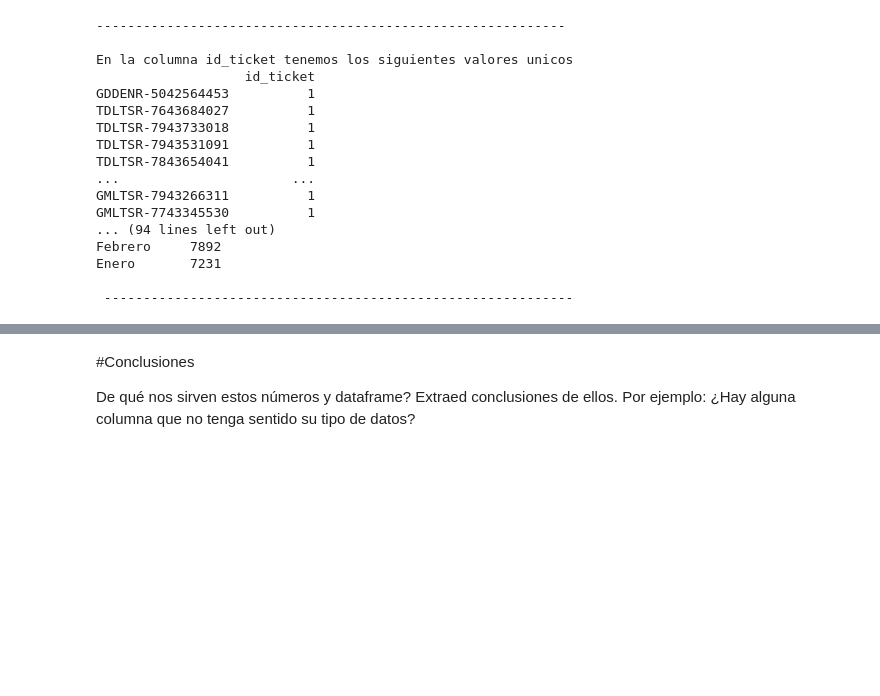
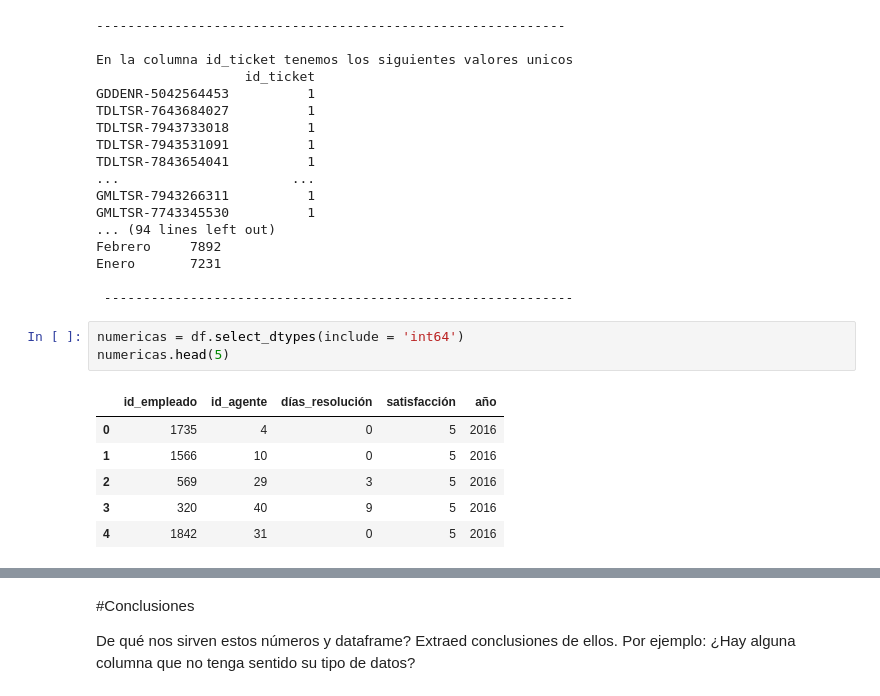
Before and after one commit to Adalab/promo_d_da_modulo2_sprint2_Anna-Estibaliz, a Jupyter notebook: pair_programming_EDA1.ipynb, the cells around one changed output, grey strips where cells are left out. Cells and saved outputs as stored; diff of their text form; blank space fills up the shorter version.

```diff
--- a/pair_programming_EDA1.ipynb
+++ b/pair_programming_EDA1.ipynb
@@ -228,3 +230,13 @@ Febrero     7892
 Enero       7231
 
  ------------------------------------------------------------
+# %%
+numericas = df.select_dtypes(include = 'int64')
+numericas.head(5)
+# %% [output]
+|  | id_empleado | id_agente | días_resolución | satisfacción | año |
+| 0 | 1735 | 4 | 0 | 5 | 2016 |
+| 1 | 1566 | 10 | 0 | 5 | 2016 |
+| 2 | 569 | 29 | 3 | 5 | 2016 |
+| 3 | 320 | 40 | 9 | 5 | 2016 |
+| 4 | 1842 | 31 | 0 | 5 | 2016 |
```
Also changed, not shown: parts of 5 cells of this notebook, 1 other file.
